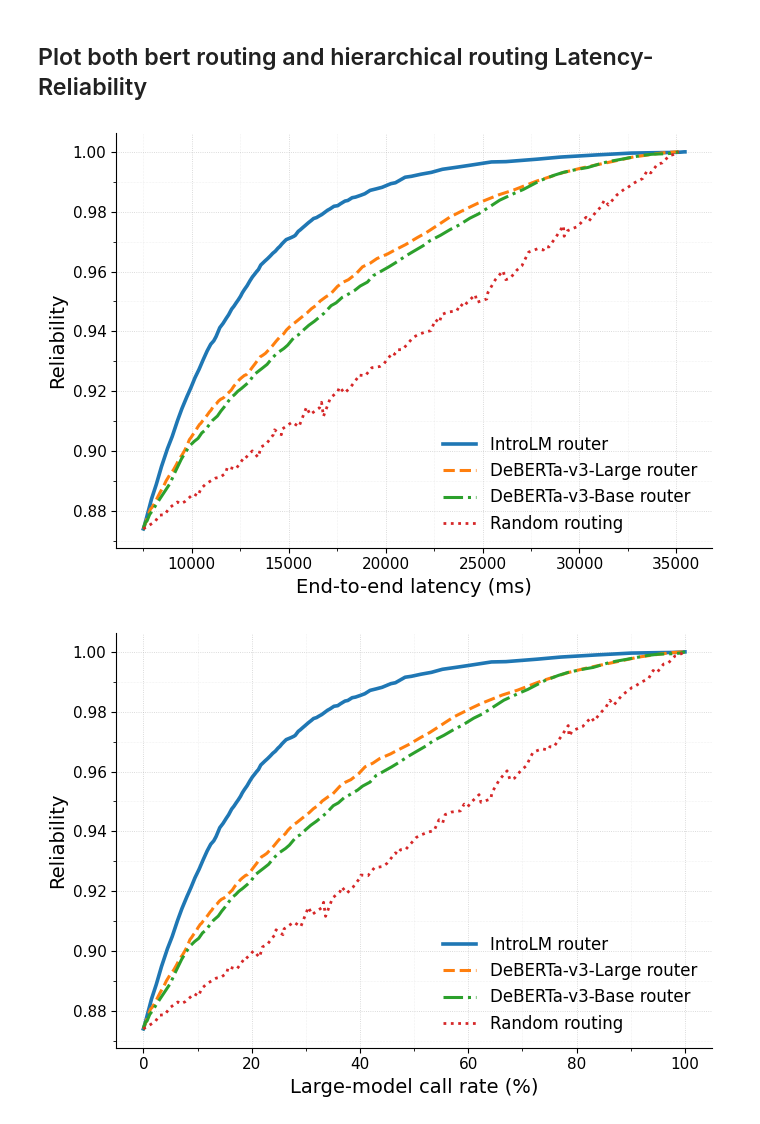
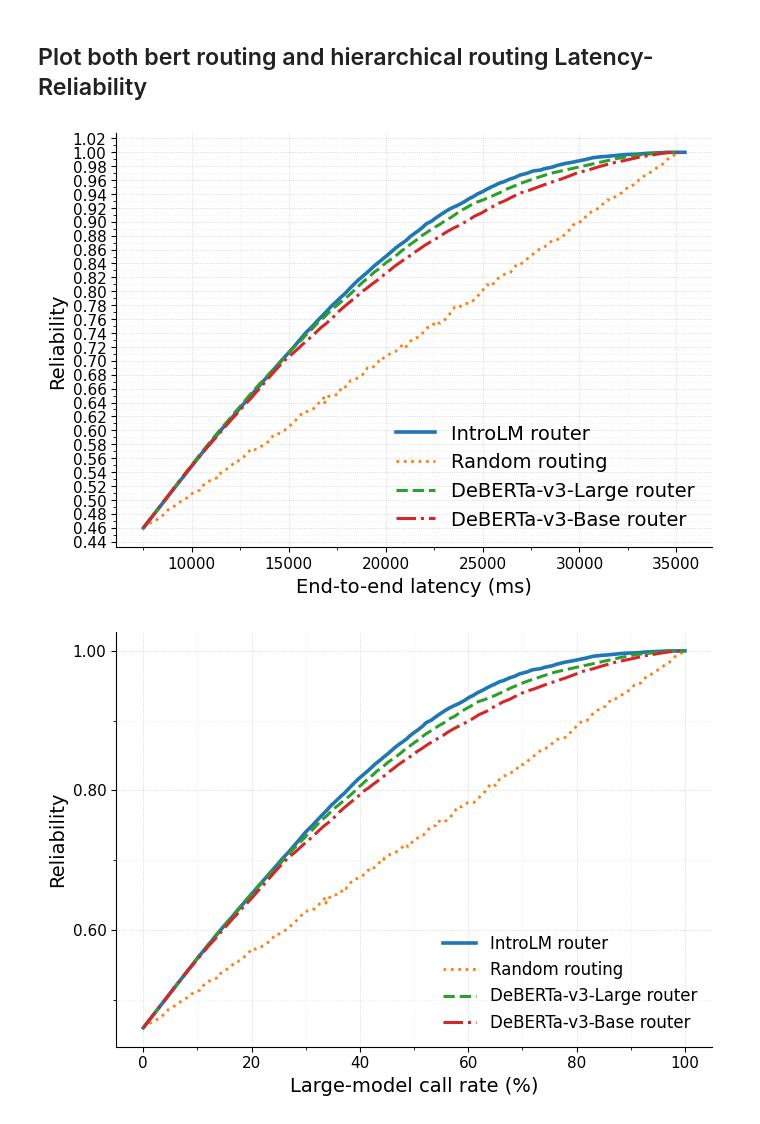
Before and after one commit to hhosseini1377/LLM_routing, a Jupyter notebook: notebooks/trade_off.ipynb, the cells around one changed output. Cells and saved outputs as stored; diff of their text form; code cells hidden in the pictures.

```diff
--- a/notebooks/trade_off.ipynb
+++ b/notebooks/trade_off.ipynb
@@ -17,7 +17,7 @@ print("ANALYZE PROMPTS FROM FILE")
 print("=" * 80)
 
 from router_system.compute_flops import reliability_cost_tradeoff_for_different_thresholds_hierarchical_routing
-dataset = 'hotpotqa_qwen8b_test_cleaned'
+dataset = 'lmsys_chat1m_test'
 
 if dataset == 'train.mmlu.test.gsm8k':
     file_path = './routing_dataset/datasets/gsm8k/gsm8k_train_qwen8b_correct_results.pkl'
@@ -41,6 +41,19 @@ elif dataset == 'hotpotqa_qwen8b_test_cleaned':
     cpx_prob_dir = './cpx_model/inference_logs/Qwen_Qwen3-8B_20251223-115935.pkl'
     bert_prob_dir = './bert_routing/inference_logs/probabilities_20251222-131513.pkl'
     bert_base_prob_dir = './bert_routing/inference_logs/probabilities_20251224-114936.pkl'
+
+elif dataset == 'apps_qwen8b_test':
+    file_path = './routing_dataset/datasets/apps/apps_qwen8b_test.pkl'
+    cpx_prob_dir = './cpx_model/inference_logs/Qwen_Qwen3-8B_20251230-121033.pkl'
+    bert_prob_dir = None
+    bert_base_prob_dir = './bert_routing/inference_logs/probabilities_20251230-180249.pkl'
+
+elif dataset == 'lmsys_chat1m_test':
+    file_path = './routing_dataset/datasets/lmsys_chat1m/lmsys_chat1m_test.pkl'
+    cpx_prob_dir = './cpx_model/inference_logs/Qwen_Qwen3-8B_20260101-172126.pkl'
+    bert_prob_dir = './bert_routing/inference_logs/probabilities_20260101-181437.pkl'
+    bert_base_prob_dir = './bert_routing/inference_logs/probabilities_20260101-180751.pkl'
+
 else:
     raise ValueError(f"Dataset {dataset} not found")
 
@@ -194,7 +162,7 @@ plt.rcParams.update({
     "axes.labelsize": 14,
     "xtick.labelsize": 11,
     "ytick.labelsize": 11,
-    "legend.fontsize": 12,   # slightly smaller to avoid covering curves
+    "legend.fontsize": 14,   # slightly smaller to avoid covering curves
 })
 
 def sort_xy(x, y):
@@ -207,15 +175,21 @@ fig, ax = plt.subplots(figsize=(7, 5))
 
 # Sort curves (important if x comes from threshold sweeps)
 x_intro, y_intro = sort_xy(cpx_routing_latencies, cpx_routing_reliabilities)
-x_large, y_large = sort_xy(bert_routing_latencies, bert_routing_reliabilities)
-x_base,  y_base  = sort_xy(bert_base_routing_latencies, bert_base_routing_reliabilities)
 x_rand,  y_rand  = sort_xy(random_routing_latencies, random_routing_reliabilities)
 
 # Curves (grayscale-safe styles)
 ax.plot(x_intro, y_intro, linestyle="-",  linewidth=2.6, label="IntroLM router")
-ax.plot(x_large, y_large, linestyle="--", linewidth=2.2, label="DeBERTa-v3-Large router")
-ax.plot(x_base,  y_base,  linestyle="-.", linewidth=2.2, label="DeBERTa-v3-Base router")
 ax.plot(x_rand,  y_rand,  linestyle=":",  linewidth=2.0, label="Random routing")
+
+# Only plot BERT routing if available
+if bert_routing_latencies is not None:
+    x_large, y_large = sort_xy(bert_routing_latencies, bert_routing_reliabilities)
+    ax.plot(x_large, y_large, linestyle="--", linewidth=2.2, label="DeBERTa-v3-Large router")
+
+# Only plot BERT base routing if available
+if bert_base_routing_latencies is not None:
+    x_base,  y_base  = sort_xy(bert_base_routing_latencies, bert_base_routing_reliabilities)
+    ax.plot(x_base,  y_base,  linestyle="-.", linewidth=2.2, label="DeBERTa-v3-Base router")
 
 # Axes labels
 ax.set_xlabel("End-to-end latency (ms)")
@@ -294,40 +268,44 @@ plt.show()
 
 # # Calculate percentage improvement: (bert - hierarchical) / bert * 100
 # improvement_percentage = ((bert_latencies_interp - hierarchical_latencies_interp) / bert_latencies_interp) * 100
 
 # # Filter out any invalid values (where bert_latency is 0 or negative)
 # valid_mask = (bert_latencies_interp > 0) & np.isfinite(improvement_percentage)
 # common_reliabilities_clean = common_reliabilities[valid_mask]
 # improvement_percentage_clean = improvement_percentage[valid_mask]
 
 # # Plot the improvement
 # plt.figure(figsize=(10, 6))
 # plt.plot(common_reliabilities_clean, improvement_percentage_clean, linewidth=2, color='green')
 # plt.title('Latency Improvement: Hierarchical vs BERT Routing', fontsize=14)
 # plt.xlabel('Reliability', fontsize=12)
 # plt.ylabel('Latency Reduction (%)', fontsize=12)
 # plt.grid(True, which="both", ls="--", color='gray', alpha=0.5)
 # plt.axhline(y=0, color='black', linestyle='-', linewidth=0.5)
 # plt.fill_between(common_reliabilities_clean, 0, improvement_percentage_clean,
 #                  where=(improvement_percentage_clean >= 0), alpha=0.3, color='green', label='Improvement')
 # plt.fill_between(common_reliabilities_clean, 0, improvement_percentage_clean,
 #                  where=(improvement_percentage_clean < 0), alpha=0.3, color='red', label='Degradation')
 # plt.legend()
 # plt.tight_layout()
 # plt.show()
 
 # # Print summary statistics
 # print(f"Average improvement: {np.mean(improvement_percentage_clean):.2f}%")
 # print(f"Max improvement: {np.max(improvement_percentage_clean):.2f}%")
 # print(f"Min improvement: {np.min(improvement_percentage_clean):.2f}%")
 # %% [output]
-[figure, old version]
+[figure, new version]
 # %%
 
 
-bert_routing_percentage_to_large_model = []
-for comb in bert_routing_tradeoff_results:
-    bert_routing_percentage_to_large_model.append((bert_routing_tradeoff_results[comb]['sent_to_large_model'] / bert_routing_tradeoff_results[comb]['total_count']) * 100)
+# Compute bert_routing_percentage_to_large_model if bert_routing_tradeoff_results is available
+if bert_routing_tradeoff_results is not None:
+    bert_routing_percentage_to_large_model = []
+    for comb in bert_routing_tradeoff_results:
+        bert_routing_percentage_to_large_model.append((bert_routing_tradeoff_results[comb]['sent_to_large_model'] / bert_routing_tradeoff_results[comb]['total_count']) * 100)
+else:
+    bert_routing_percentage_to_large_model = None
 # plt.plot(pareto_front_hierarchical_routing_percentage_to_large_model, pareto_front_hierarchical_routing_reliabilities)
 
 import numpy as np
@@ -355,15 +333,21 @@ fig, ax = plt.subplots(figsize=(7, 5))
 
 # Sort curves (important if x comes from threshold sweeps)
 x_intro, y_intro = sort_xy(cpx_routing_percentage_to_large_model, cpx_routing_reliabilities)
-x_large, y_large = sort_xy(bert_routing_percentage_to_large_model, bert_routing_reliabilities)
-x_base,  y_base  = sort_xy(bert_base_routing_percantage_to_large_model, bert_base_routing_reliabilities)
 x_rand,  y_rand  = sort_xy(random_routing_large_model_call_rate, random_routing_reliabilities)
 
 # Curves (grayscale-safe styles)
 ax.plot(x_intro, y_intro, linestyle="-",  linewidth=2.6, label="IntroLM router")
-ax.plot(x_large, y_large, linestyle="--", linewidth=2.2, label="DeBERTa-v3-Large router")
-ax.plot(x_base,  y_base,  linestyle="-.", linewidth=2.2, label="DeBERTa-v3-Base router")
 ax.plot(x_rand,  y_rand,  linestyle=":",  linewidth=2.0, label="Random routing")
+
+# Only plot BERT routing if available
+if bert_routing_percentage_to_large_model is not None:
+    x_large, y_large = sort_xy(bert_routing_percentage_to_large_model, bert_routing_reliabilities)
+    ax.plot(x_large, y_large, linestyle="--", linewidth=2.2, label="DeBERTa-v3-Large router")
+
+# Only plot BERT base routing if available
+if bert_base_routing_percantage_to_large_model is not None:
+    x_base,  y_base  = sort_xy(bert_base_routing_percantage_to_large_model, bert_base_routing_reliabilities)
+    ax.plot(x_base,  y_base,  linestyle="-.", linewidth=2.2, label="DeBERTa-v3-Base router")
 
 # Axes labels
 ax.set_xlabel("Large-model call rate (%)")
@@ -372,8 +356,8 @@ ax.set_ylabel("Reliability")
 # Ticks / formatting
 ax.xaxis.set_major_locator(ticker.MultipleLocator(20))
 ax.xaxis.set_minor_locator(ticker.MultipleLocator(10))
-ax.yaxis.set_major_locator(ticker.MultipleLocator(0.02))
-ax.yaxis.set_minor_locator(ticker.MultipleLocator(0.01))
+ax.yaxis.set_major_locator(ticker.MultipleLocator(0.2))
+ax.yaxis.set_minor_locator(ticker.MultipleLocator(0.1))
 ax.yaxis.set_major_formatter(ticker.FormatStrFormatter("%.2f"))
 
 # Optional: focus y-range to highlight differences (use only if appropriate)
@@ -455,7 +439,7 @@ plt.show()
 # print(f"Max reduction: {np.max(improvement_pct_large_clean):.2f}%")
 # print(f"Min reduction: {np.min(improvement_pct_large_clean):.2f}%")
 # %% [output]
-[figure, old version]
+[figure, new version]
 # %%
 from sklearn.metrics import roc_curve, auc, f1_score, precision_score, recall_score, precision_recall_curve, brier_score_loss
 import pickle
```
Also changed, not shown: parts of 10 cells of this notebook, 26 other files.
